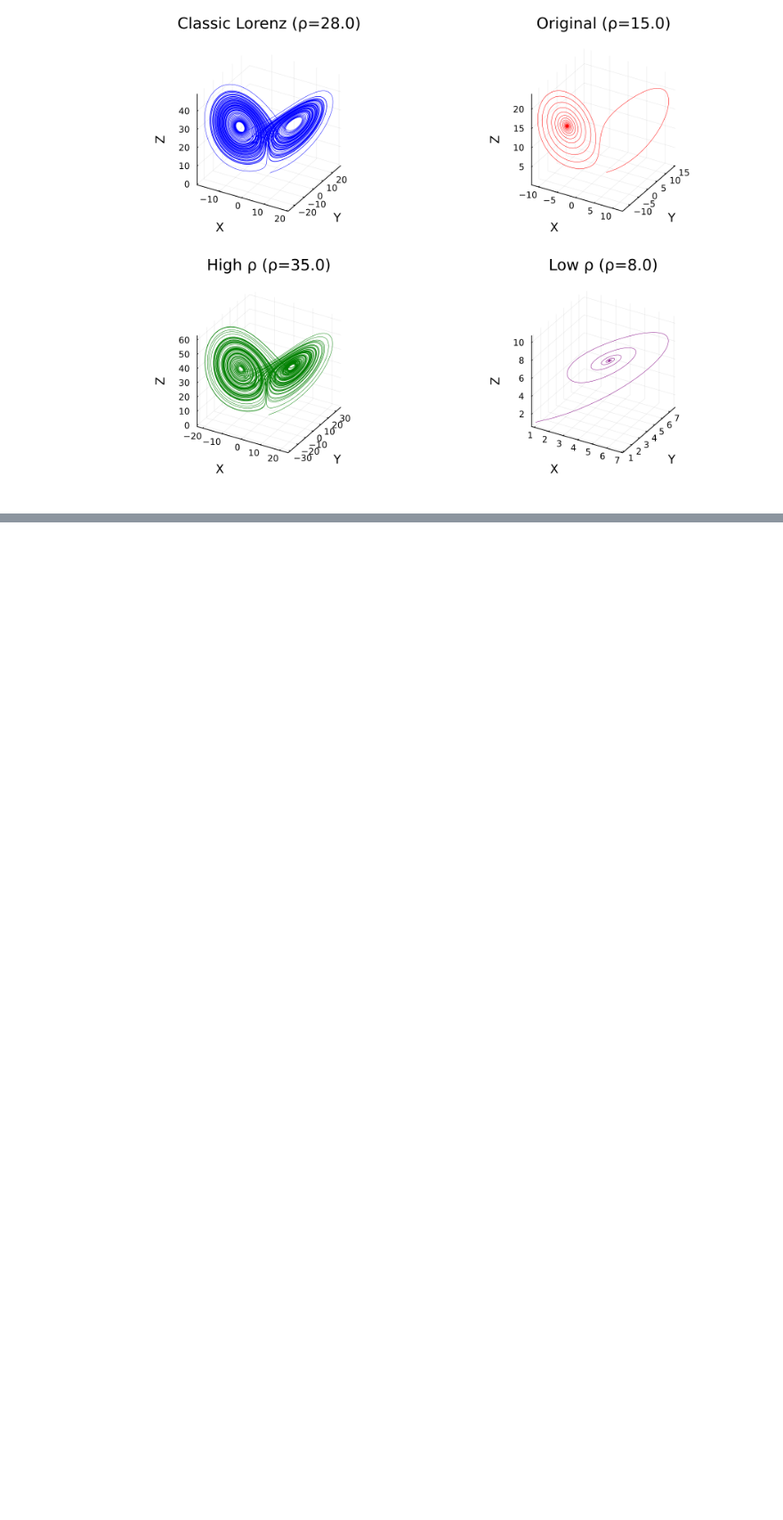
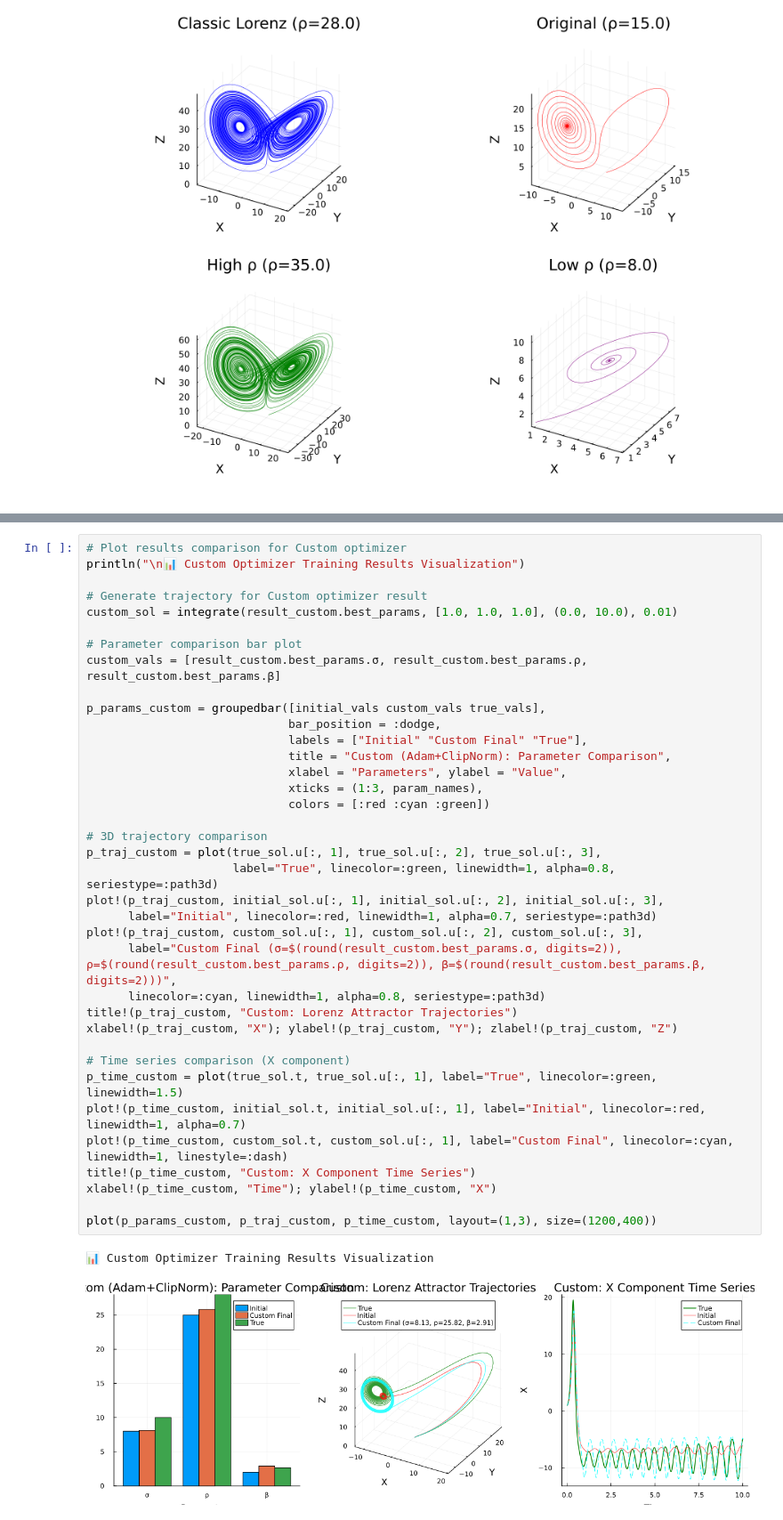
Before and after one commit to nviebig/LorenzParameterEstimation, a Jupyter notebook: examples/l63_training.ipynb, the cells around one changed output, grey strips where cells are left out. Shown at 89% size. Saved outputs shown, nothing was run; the diff lists cells and outputs as text; blank space fills up the shorter version.

```diff
--- a/examples/l63_training.ipynb
+++ b/examples/l63_training.ipynb
@@ -287,0 +400,40 @@ All sanity checks and demo completed successfully.
+# %%
+# Plot results comparison for Custom optimizer
+println("\n📊 Custom Optimizer Training Results Visualization")
+
+# Generate trajectory for Custom optimizer result
+custom_sol = integrate(result_custom.best_params, [1.0, 1.0, 1.0], (0.0, 10.0), 0.01)
+
+# Parameter comparison bar plot
+custom_vals = [result_custom.best_params.σ, result_custom.best_params.ρ, result_custom.best_params.β]
+
+p_params_custom = groupedbar([initial_vals custom_vals true_vals],
+                             bar_position = :dodge,
+                             labels = ["Initial" "Custom Final" "True"],
+                             title = "Custom (Adam+ClipNorm): Parameter Comparison",
+                             xlabel = "Parameters", ylabel = "Value",
+                             xticks = (1:3, param_names),
+                             colors = [:red :cyan :green])
+
+# 3D trajectory comparison
+p_traj_custom = plot(true_sol.u[:, 1], true_sol.u[:, 2], true_sol.u[:, 3],
+                     label="True", linecolor=:green, linewidth=1, alpha=0.8, seriestype=:path3d)
+plot!(p_traj_custom, initial_sol.u[:, 1], initial_sol.u[:, 2], initial_sol.u[:, 3],
+      label="Initial", linecolor=:red, linewidth=1, alpha=0.7, seriestype=:path3d)
+plot!(p_traj_custom, custom_sol.u[:, 1], custom_sol.u[:, 2], custom_sol.u[:, 3],
+      label="Custom Final (σ=$(round(result_custom.best_params.σ, digits=2)), ρ=$(round(result_custom.best_params.ρ, digits=2)), β=$(round(result_custom.best_params.β, digits=2)))",
+      linecolor=:cyan, linewidth=1, alpha=0.8, seriestype=:path3d)
+title!(p_traj_custom, "Custom: Lorenz Attractor Trajectories")
+xlabel!(p_traj_custom, "X"); ylabel!(p_traj_custom, "Y"); zlabel!(p_traj_custom, "Z")
+
+# Time series comparison (X component)
+p_time_custom = plot(true_sol.t, true_sol.u[:, 1], label="True", linecolor=:green, linewidth=1.5)
+plot!(p_time_custom, initial_sol.t, initial_sol.u[:, 1], label="Initial", linecolor=:red, linewidth=1, alpha=0.7)
+plot!(p_time_custom, custom_sol.t, custom_sol.u[:, 1], label="Custom Final", linecolor=:cyan, linewidth=1, linestyle=:dash)
+title!(p_time_custom, "Custom: X Component Time Series")
+xlabel!(p_time_custom, "Time"); ylabel!(p_time_custom, "X")
+
+plot(p_params_custom, p_traj_custom, p_time_custom, layout=(1,3), size=(1200,400))
+# %% [output]
+📊 Custom Optimizer Training Results Visualization
+[figure, added]
```
Also changed, not shown: parts of 12 cells of this notebook, 16 other files.
